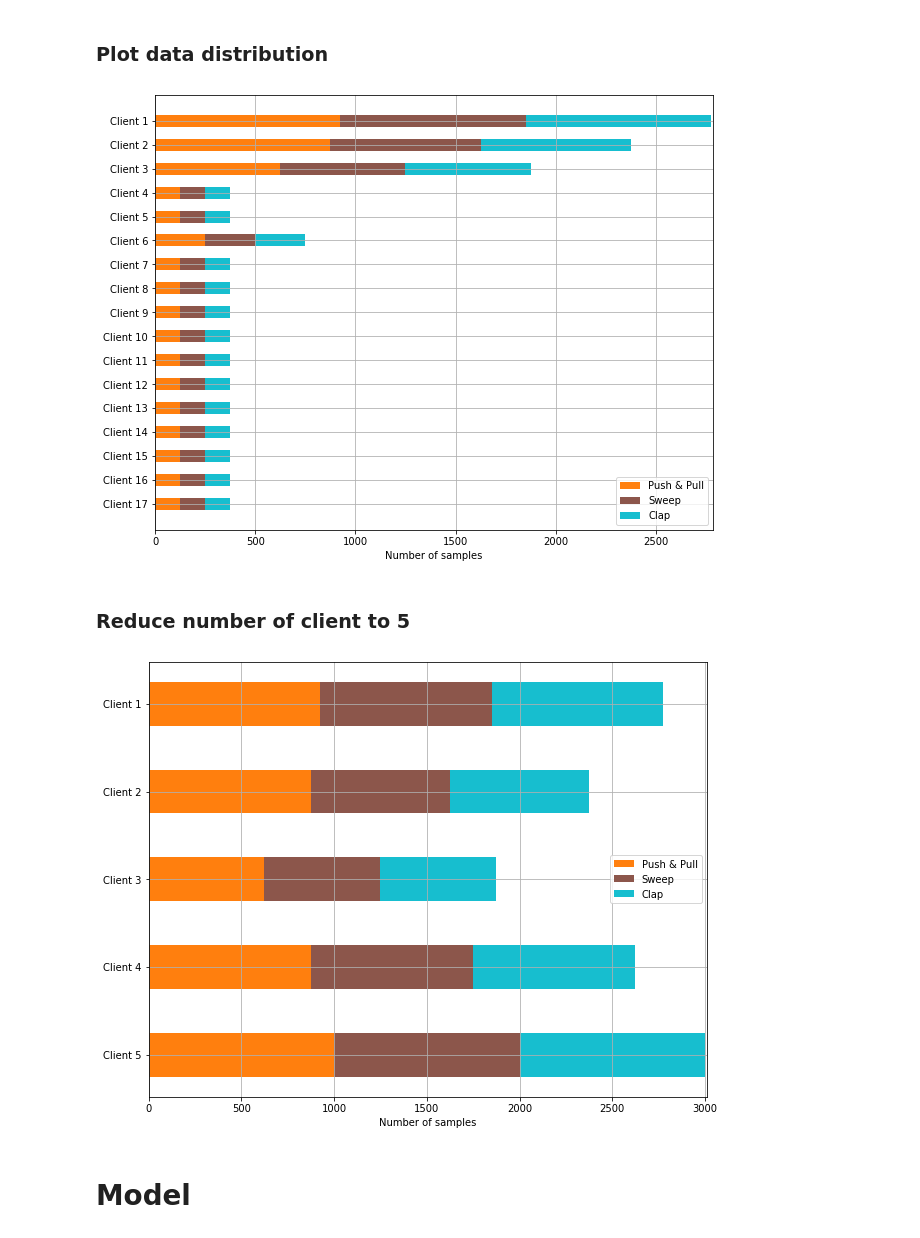
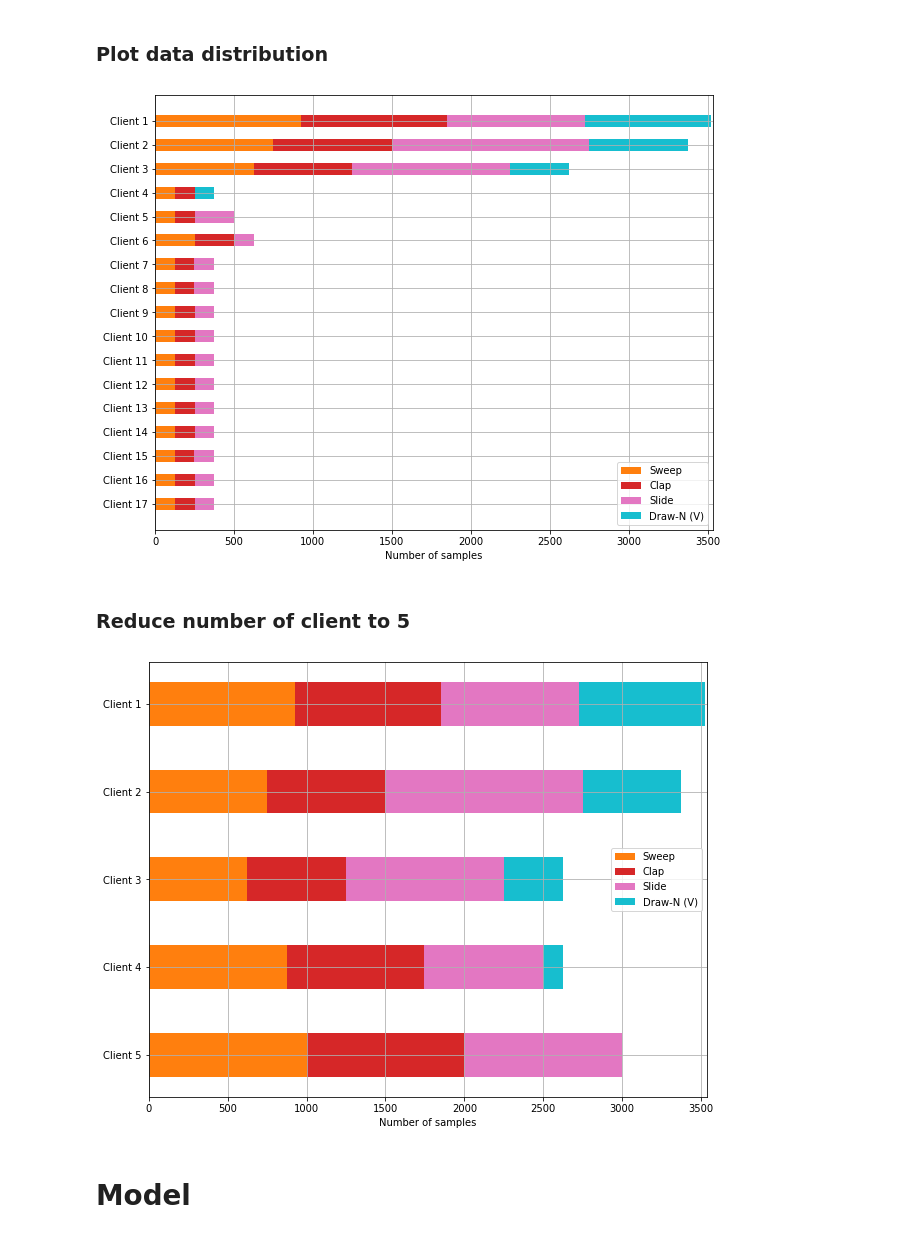
Before and after one commit to amirhosein-prdv/ISAC-based-gesture-recognition-with-federated-learning, a Jupyter notebook: Preprocessing.ipynb, the cells around one changed output. Drawn from its saved outputs; the diff is of its cells as text; code cells hidden in the pictures.

```diff
--- a/Preprocessing.ipynb
+++ b/Preprocessing.ipynb
@@ -20,18 +20,18 @@ from sklearn.model_selection import train_test_split
 # drive.mount('/content/drive')
 # ! unzip -q "/content/drive/MyDrive/Colab Notebooks/BVP.zip"
 # %%
-gesture = {'Push & Pull':1,
-            'Sweep':2,
-            'Clap':3,
-            'Slide':4,
-            'Draw-N (V)':5,
-            'Draw-O (V)':6,
+gesture = {'Sweep':1,
+            'Clap':2,
+            'Slide':3,
+            'Draw-N (V)':4,
+            'Push & Pull':5,
+            'Draw-O (H)':6,
             'Draw-Rectangle':7,
             'Draw-Triangle':8,
             'Draw-Zigzag (H)':9,
             'Draw-Zigzag (V)':10,
             'Draw-N (H)':11,
-            'Draw-O (H)':12,
+            'Draw-O (V)':12,
             'Draw-1':13,
             'Draw-2':14,
             'Draw-3':15,
@@ -65,7 +70,7 @@ dataset_gesture = { '20181109':['Push & Pull', 'Sweep', 'Clap', 'Slide', 'Draw-Z
 # %%
 fraction_for_test = 0.2
 data_dir = 'BVP/'
-num_classes = 3
+num_classes = 4
 ALL_MOTION = [i for i in range(1, num_classes+1)]
 N_MOTION = len(ALL_MOTION) # Number of output classes
 T_MAX = 38 # Number of timestamps
@@ -142,7 +147,7 @@ def load_data(path_to_data, motion_sel, target_user):
                     T_MAX = np.array(data_1).shape[2]
 
                 # Normalization
-                data_normed_1 = 100*normalize_data(data_1)
+                data_normed_1 = normalize_data(data_1)
 
             except Exception as error:
                 # print(type(error).__name__,' : ', error)
@@ -157,7 +162,7 @@ def load_data(path_to_data, motion_sel, target_user):
 
     # Swap axes
     data = np.swapaxes(np.swapaxes(data, 1, 3), 2, 3)   # [N,20,20',T_MAX]=>[N,T_MAX,20,20']
-    data = np.expand_dims(data, axis=2)    # [N,T_MAX,20,20]=>[N,T_MAX,20,20,1]
+    # data = np.expand_dims(data, axis=2)    # [N,T_MAX,20,20]=>[N,T_MAX,20,20,1]
 
     # Convert label to ndarray
     label = np.array(label)
@@ -238,7 +243,7 @@ for i in range(1, num_clients + 1):
 survey(data_matrix, client_names, class_names)
 plt.show()
 # %% [output]
-[figure, old version]
+[figure, new version]
 # %% [markdown]
 ### Reduce number of client to 5
 # %%
@@ -276,22 +281,22 @@ torch.save(merged_dataset_5, os.path.join(destination_folder, f'data5.pt'))
 # %%
 # Load datasets
 num_clients = 5
-num_classes = 3
+
 client_names = [f'Client {i+1}' for i in range(num_clients)]
 gesture_ = {v-1: k for k,v in gesture.items()}
 class_names = [gesture_[i] for i in range(num_classes)]
 
 data_matrix = np.zeros((num_clients, num_classes), dtype=int)
 for i in range(1, num_clients + 1):
     # Load client data
     client_data = torch.load(f'./data/data{i}.pt')['label']
     unique_classes, class_counts = np.unique(client_data, return_counts=True)
     data_matrix[i-1, unique_classes] = class_counts
 
 survey(data_matrix, client_names, class_names)
 plt.show()
 # %% [output]
-[figure, old version]
+[figure, new version]
 # %% [markdown]
 # Model
 # %%
```
Also changed, not shown: parts of 4 cells of this notebook.
